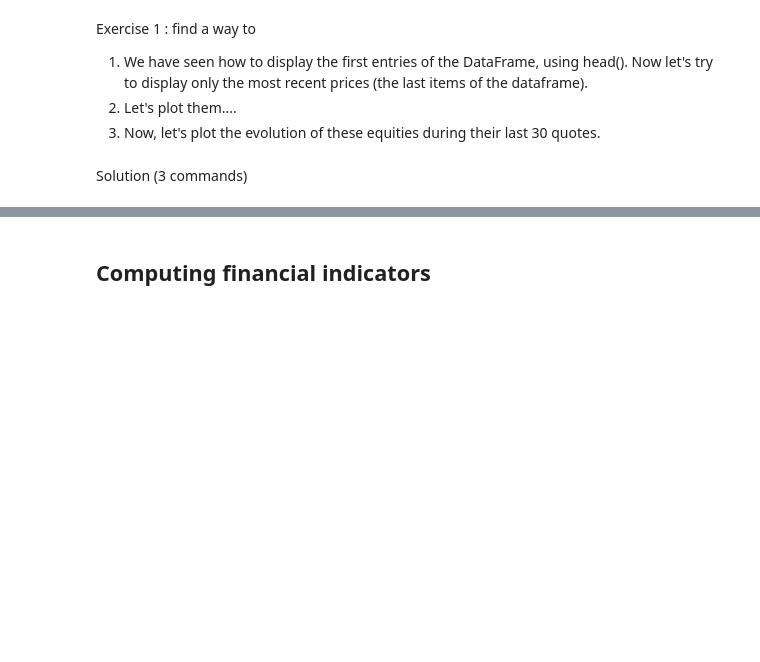
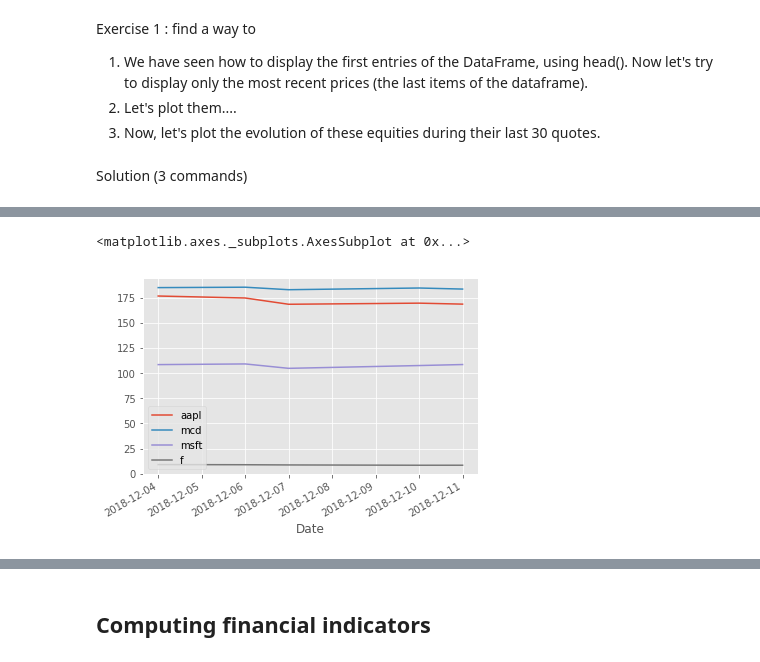
Before and after one commit to nicolasmauhe/computational_finance, a Jupyter notebook: course.ipynb, the cells around one changed output, grey strips where cells are left out. Saved outputs shown, nothing was run; the diff lists cells and outputs as text; code cells hidden in the pictures; blank space fills up the shorter version.

```diff
--- a/course.ipynb
+++ b/course.ipynb
@@ -95,4 +156,8 @@ Solution (3 commands)
 # %%
 # 2
+data.tail().plot()
+# %% [output]
+<matplotlib.axes._subplots.AxesSubplot at 0x...>
+[figure, added]
 # %%
 # 3
```
Also changed, not shown: parts of 75 cells of this notebook.
